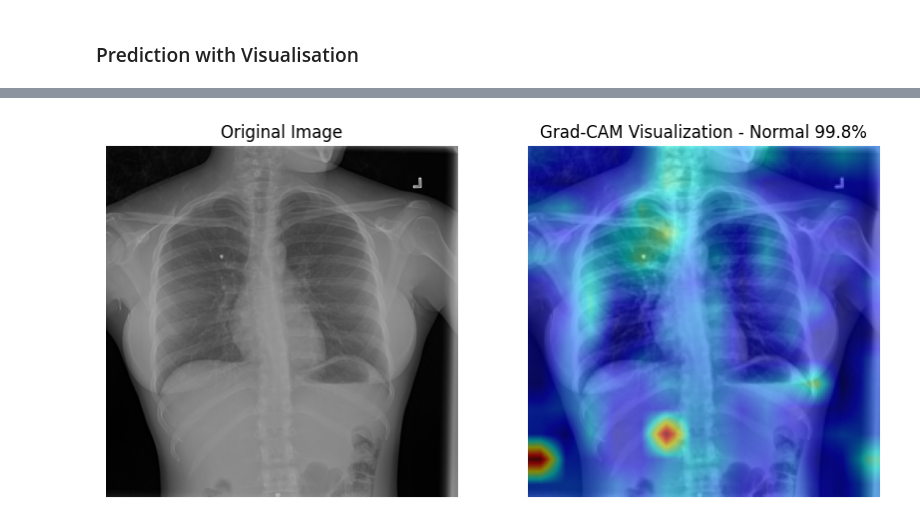
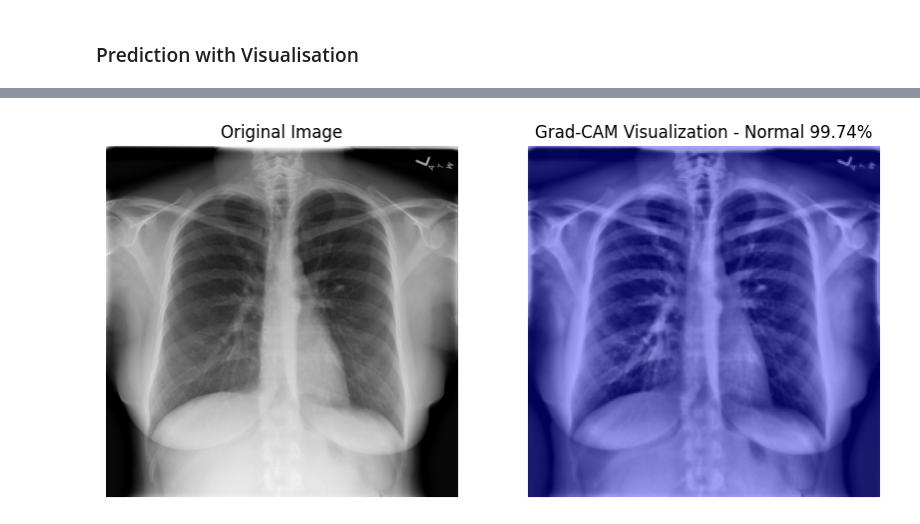
Before and after one commit to Tarik-Alaiwi-dev/pneumonia_training, a Jupyter notebook: vit_2/vit_2.ipynb, the cells around one changed output, grey strips where cells are left out. Drawn from its saved outputs; the diff is of its cells as text; code cells hidden in the pictures.

Commit message:
enhance training

```diff
--- a/vit_2/vit_2.ipynb
+++ b/vit_2/vit_2.ipynb
@@ -26,11 +30,16 @@ ViT Classifier Initialized!
 # %%
 CLASS_NAMES = {"pneumonia": 0, "normal": 1}
 
-train_dir = os.path.join(BASE_DIR, r"data\train")
-val_dir = os.path.join(BASE_DIR, r"data\val")
+# train_dir = os.path.join(BASE_DIR, r"data\clsif\train")
+# val_dir = os.path.join(BASE_DIR, r"data\clsif\val")
+
+train_dir = '/content/drive/MyDrive/pneumonia_data/data/clsif/train'
+val_dir = '/content/drive/MyDrive/pneumonia_data/data/clsif/val'
+test_dir = '/content/drive/MyDrive/pneumonia_data/data/clsif/test'
 
 train_dataset = PneumoniaDataset(train_dir, CLASS_NAMES)
 val_dataset = PneumoniaDataset(val_dir, CLASS_NAMES)
+test_dataset = PneumoniaDataset(test_dir, CLASS_NAMES)
 
 print(f"Training Samples: {len(train_dataset)}, Validation Samples: {len(val_dataset)}")
 # %% [output]
@@ -47,6 +57,6 @@ DataLoaders Created Successfully
 # %% [markdown]
 ### Load The Model (optional)
 # %%
-model.load_state_dict(torch.load(os.path.join(BASE_DIR, r"model\vit_pneumonia_classifier_BESTEVER.pth"), map_location=torch.device('cpu')))
-model.to(device)
-model.train()
+# model.load_state_dict(torch.load(os.path.join(BASE_DIR, r"model\vit_pneumonia_classifier_BESTEVER.pth"), map_location=torch.device('cpu')))
+# model.to(device)
+# model.train()
@@ -99,6 +149,6 @@ Model Saved Successfully!
 # %%
-image_path = os.path.join(BASE_DIR, r"data\val\normal\1a0aa05e-697c-40ba-a0c0-1dc64a913e3f.png")
+image_path = r"/content/drive/MyDrive/pneumonia_data/data/clsif/test/normal/4832fecc-3de6-47da-adee-11be7e213575.png"
 
 VitUtilities.visualize_gradcam(model, image_path, device)
 # %% [output]
-[figure, old version]
+[figure, new version]
```
Also changed, not shown: parts of 9 cells of this notebook, 1 other file.
